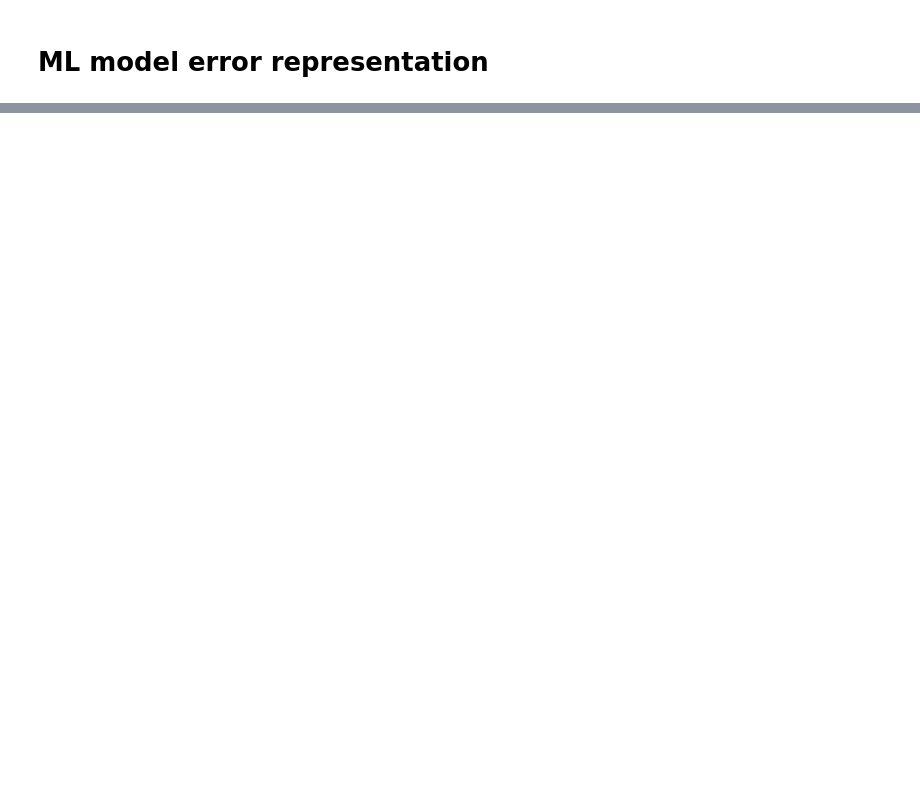
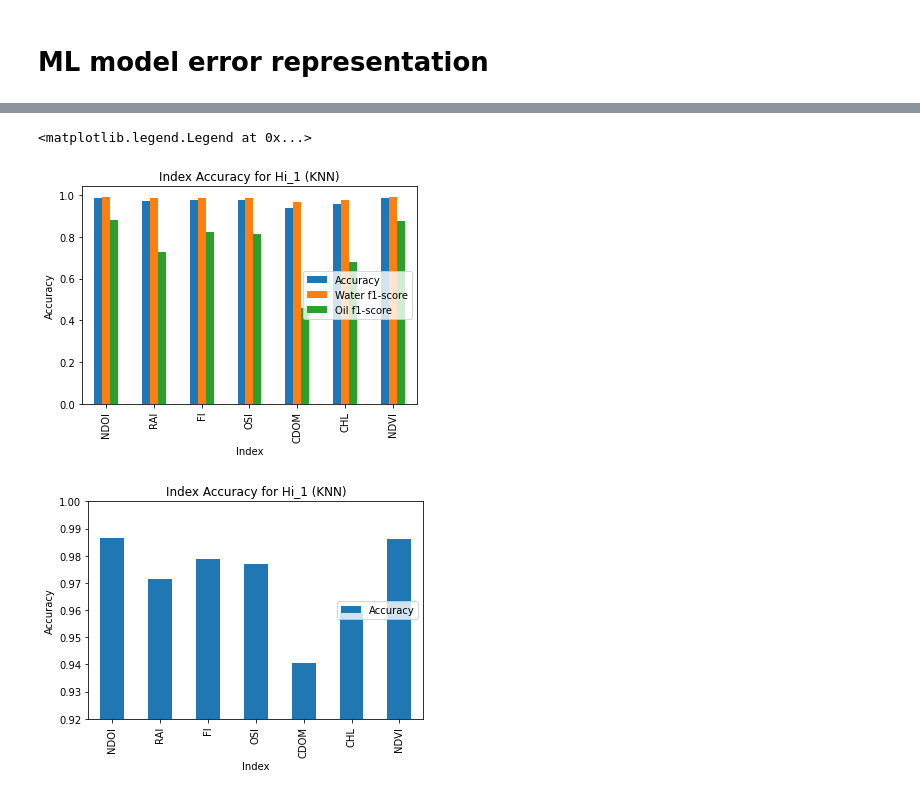
Before and after one commit to AmbarJade/NDOI-index, a Jupyter notebook: Error_representation.ipynb, the cells around one changed output, grey strips where cells are left out. Cells and saved outputs as stored; diff of their text form; code cells hidden in the pictures; blank space fills up the shorter version.

```diff
--- a/Error_representation.ipynb
+++ b/Error_representation.ipynb
@@ -64,0 +77,15 @@ Me_2.boxplot(column="Accuracy", by="Index")"""
+# %%
+Hi_1[Hi_1.Model == "KNN"].plot.bar(x = "Index", y = ["Accuracy", "Water f1-score", "Oil f1-score"])
+plt.ylabel("Accuracy")
+plt.title("Index Accuracy for Hi_1 (KNN)")
+plt.legend(loc='center right')
+
+Hi_1[Hi_1.Model == "KNN"].plot.bar(x = "Index", y = "Accuracy")
+plt.ylim(0.92, 1)
+plt.ylabel("Accuracy")
+plt.title("Index Accuracy for Hi_1 (KNN)")
+plt.legend(loc='center right')
+# %% [output]
+<matplotlib.legend.Legend at 0x...>
+[figure, added]
+[figure, added]
```
Also changed, not shown: parts of 5 cells of this notebook, 8 other files.
